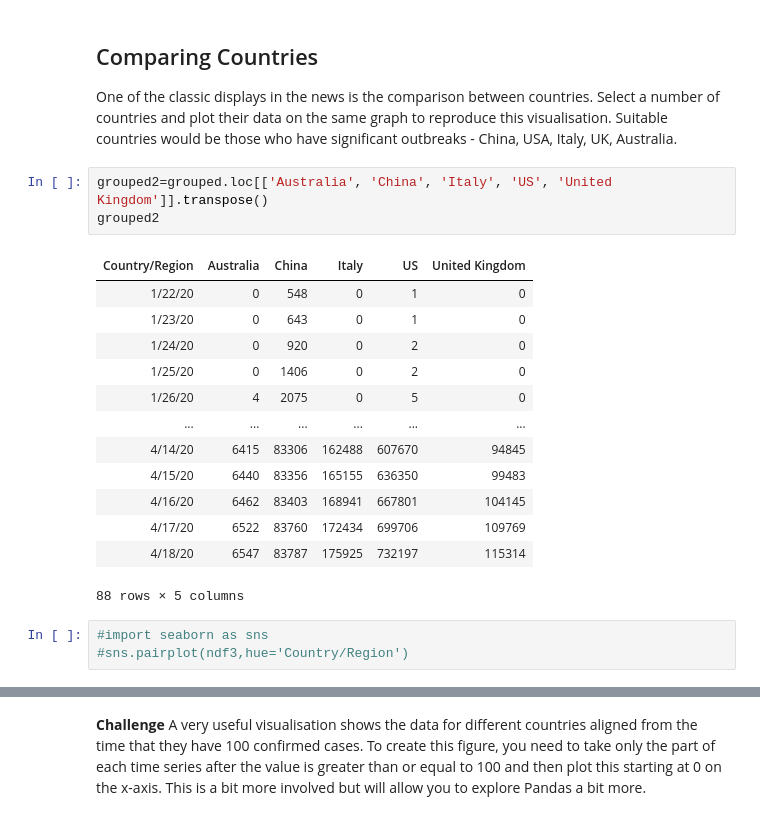
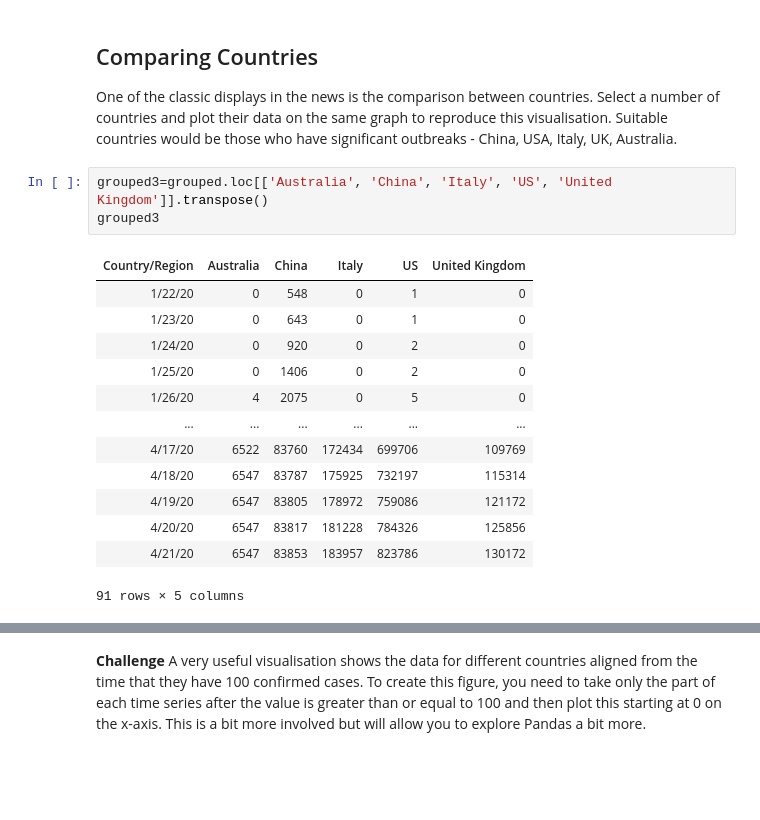
Before and after one commit to iamdraza/University-Practicals, a Jupyter notebook: Portfolio 2.ipynb, the cells around one changed output, grey strips where cells are left out. Cells and saved outputs as stored; diff of their text form; blank space fills up the shorter version.

```diff
--- a/Portfolio 2.ipynb
+++ b/Portfolio 2.ipynb
@@ -104,22 +92,19 @@ grouped1.plot(kind='bar', x='date')
 
 One of the classic displays in the news is the comparison between countries.  Select a number of countries and plot their data on the same graph to reproduce this visualisation. Suitable countries would be those who have significant outbreaks - China, USA, Italy, UK, Australia.
 # %%
-grouped2=grouped.loc[['Australia', 'China', 'Italy', 'US', 'United Kingdom']].transpose()
-grouped2
+grouped3=grouped.loc[['Australia', 'China', 'Italy', 'US', 'United Kingdom']].transpose()
+grouped3
 # %% [output]
 | Country/Region | Australia | China | Italy | US | United Kingdom |
 | 1/22/20 | 0 | 548 | 0 | 1 | 0 |
 | 1/23/20 | 0 | 643 | 0 | 1 | 0 |
 | 1/24/20 | 0 | 920 | 0 | 2 | 0 |
 | 1/25/20 | 0 | 1406 | 0 | 2 | 0 |
 | 1/26/20 | 4 | 2075 | 0 | 5 | 0 |
 | ... | ... | ... | ... | ... | ... |
-| 4/14/20 | 6415 | 83306 | 162488 | 607670 | 94845 |
-| 4/15/20 | 6440 | 83356 | 165155 | 636350 | 99483 |
-| 4/16/20 | 6462 | 83403 | 168941 | 667801 | 104145 |
 | 4/17/20 | 6522 | 83760 | 172434 | 699706 | 109769 |
 | 4/18/20 | 6547 | 83787 | 175925 | 732197 | 115314 |
+| 4/19/20 | 6547 | 83805 | 178972 | 759086 | 121172 |
+| 4/20/20 | 6547 | 83817 | 181228 | 784326 | 125856 |
+| 4/21/20 | 6547 | 83853 | 183957 | 823786 | 130172 |
-88 rows × 5 columns
+91 rows × 5 columns
-# %%
-#import seaborn as sns
-#sns.pairplot(ndf3,hue='Country/Region')
```
Also changed, not shown: parts of 10 cells of this notebook.
